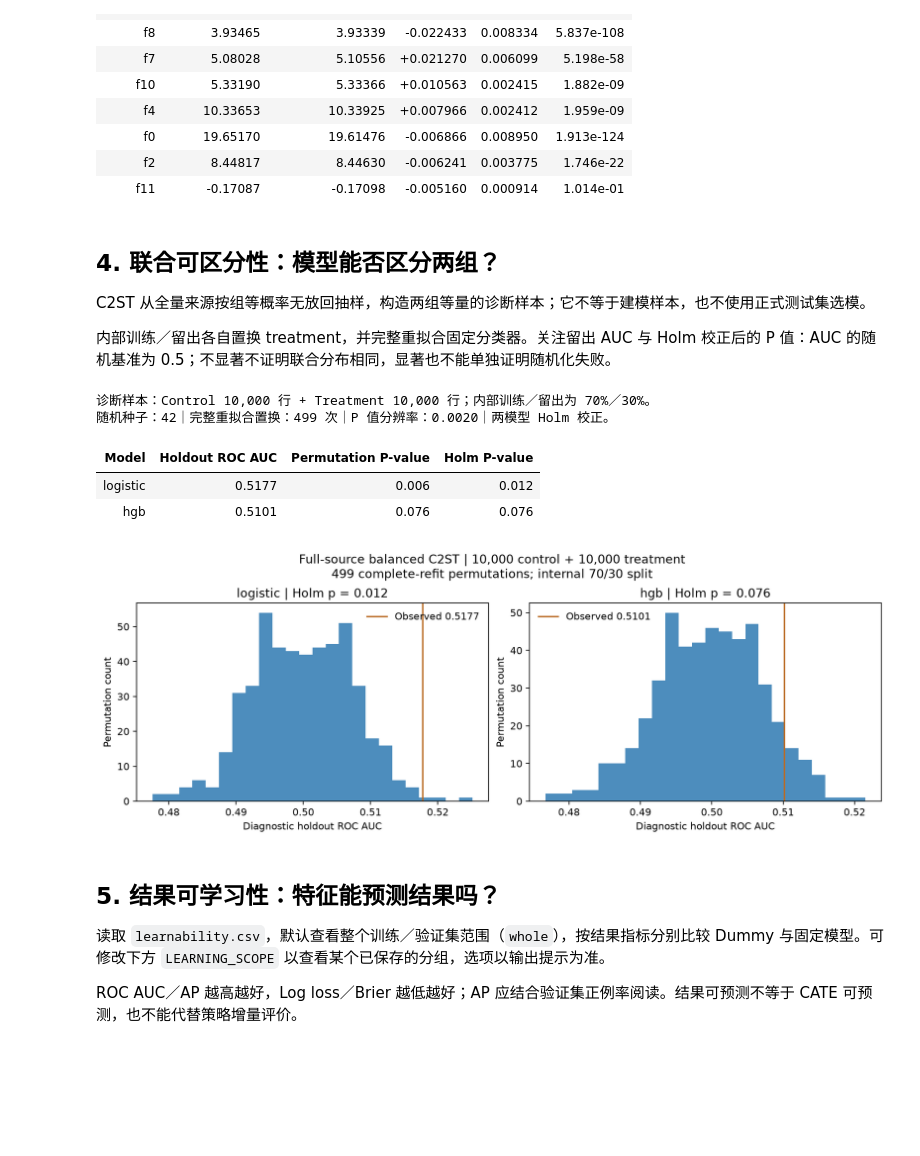
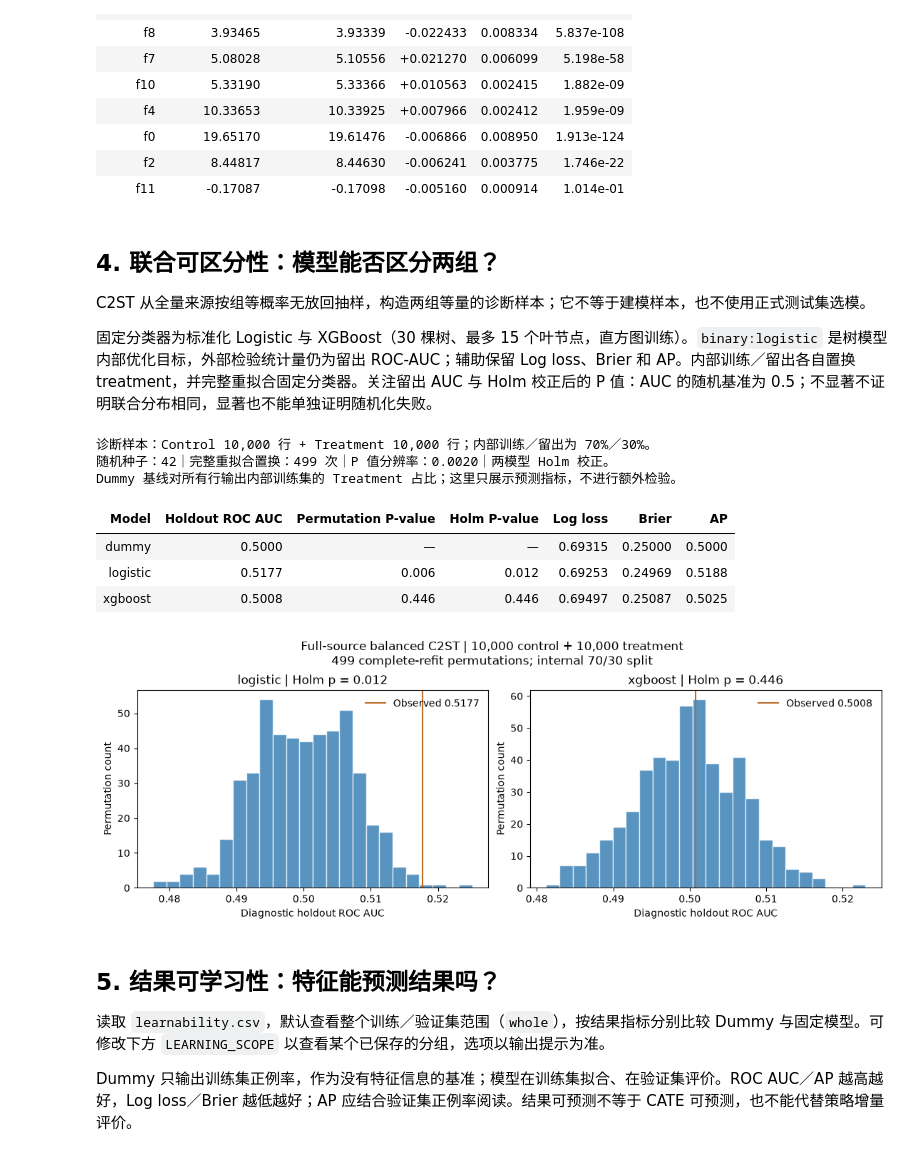
Before and after one commit to tkkkk-co/Criteo-uplift-project, a Jupyter notebook: notebooks/02_sanity_and_ate.ipynb, the cells around one changed output. Drawn from its saved outputs; the diff is of its cells as text; code cells hidden in the pictures; blank space fills up the shorter version.

```diff
--- a/notebooks/02_sanity_and_ate.ipynb
+++ b/notebooks/02_sanity_and_ate.ipynb
@@ -114,38 +223,75 @@ display(balance_table.style.hide(axis="index").format({
 
 C2ST 从全量来源按组等概率无放回抽样，构造两组等量的诊断样本；它不等于建模样本，也不使用正式测试集选模。
 
-内部训练／留出各自置换 treatment，并完整重拟合固定分类器。关注留出 AUC 与 Holm 校正后的 P 值：AUC 的随机基准为 0.5；不显著不证明联合分布相同，显著也不能单独证明随机化失败。
+固定分类器为标准化 Logistic 与 XGBoost（30 棵树、最多 15 个叶节点，直方图训练）。`binary:logistic` 是树模型内部优化目标，外部检验统计量仍为留出 ROC-AUC；辅助保留 Log loss、Brier 和 AP。内部训练／留出各自置换 treatment，并完整重拟合固定分类器。关注留出 AUC 与 Holm 校正后的 P 值：AUC 的随机基准为 0.5；不显著不证明联合分布相同，显著也不能单独证明随机化失败。
 # %%
 # 共用的抽样与置换配置只在表外展示；表内每行只保留模型自身结果。
 c2st = pd.read_csv(RUN / "diagnostics/c2st.csv")
 details = json.loads((RUN / "diagnostics/c2st_details.json").read_text())
 print(f"诊断样本：Control {details['n_control']:,} 行 + Treatment {details['n_treatment']:,} 行；内部训练／留出为 70%／30%。")
 print(f"随机种子：{details['seed']}｜完整重拟合置换：{details['permutations']:,} 次｜P 值分辨率：{details['pvalue_resolution']:.4f}｜两模型 Holm 校正。")
-c2st_table = c2st[["model", "roc_auc", "pvalue", "pvalue_holm"]].rename(columns={
+c2st_table = c2st[["model", "roc_auc", "pvalue", "pvalue_holm", "log_loss", "brier", "average_precision"]].rename(columns={
     "model": "Model", "roc_auc": "Holdout ROC AUC", "pvalue": "Permutation P-value", "pvalue_holm": "Holm P-value",
+    "log_loss": "Log loss", "brier": "Brier", "average_precision": "AP",
 })
+# 常数预测基线：前三项指标已保存；常数评分的 AP 等于已保存的留出集正例比例。
+# 基线只用于比较预测表现，不新增置换检验或参与两模型的 Holm 校正。
+baseline = c2st.iloc[0]
+baseline_table = pd.DataFrame([{
+    "Model": "dummy",
+    "Holdout ROC AUC": baseline["dummy_roc_auc"],
+    "Permutation P-value": float("nan"),
+    "Holm P-value": float("nan"),
+    "Log loss": baseline["dummy_log_loss"],
+    "Brier": baseline["dummy_brier"],
+    "AP": baseline["test_treatment_ratio"],
+}])
+c2st_table = pd.concat([baseline_table, c2st_table], ignore_index=True)
+print("Dummy 基线对所有行输出内部训练集的 Treatment 占比；这里只展示预测指标，不进行额外检验。")
 display(c2st_table.style.hide(axis="index").format({
-    "Holdout ROC AUC": "{:.4f}", "Permutation P-value": "{:.3f}", "Holm P-value": "{:.3f}",
+    "Holdout ROC AUC": "{:.4f}", "Permutation P-value": "{:.3f}", "Holm P-value": "{:.3f}", "Log loss": "{:.5f}", "Brier": "{:.5f}", "AP": "{:.4f}",
 }, na_rep="—").set_table_styles(TABLE_STYLES))
-# 已有零分布图直接读取；旧实验缺图时不会启动置换或绘图。
-null_plot = RUN / "figures/c2st_null.png"
-if null_plot.is_file():
-    display(Image(filename=str(null_plot)))
-else:
-    print("该实验未保存置换分布图；表格中的已有检验结果仍可阅读。")
+# 直接从原来的 c2st_null.csv 现场绘制置换零分布。
+null = pd.read_csv(
+    (RUN / 'diagnostics' / 'c2st_null.csv')
+)
+import matplotlib.pyplot as plt
+fig, axes = plt.subplots(
+    1, 2, figsize=(11, 4), constrained_layout=True,
+)
+for ax, row in zip(axes, c2st.itertuples()):
+    ax.hist(
+        null.loc[null['model'] == row.model, 'roc_auc'],
+        bins=24, color='#2171ad', alpha=.75, edgecolor='white',
+    )
+    ax.axvline(
+        row.roc_auc, color='#ba6b24', label=f'Observed {row.roc_auc:.4f}',
+    )
+    ax.set_title(f'{row.model} | Holm p = {row.pvalue_holm:.3f}')
+    ax.set_xlabel('Diagnostic holdout ROC AUC')
+    ax.set_ylabel('Permutation count')
+    ax.legend(frameon=False)
+fig.suptitle(
+    f"Full-source balanced C2ST | {details['n_control']:,} control + "
+    f"{details['n_treatment']:,} treatment\n"
+    f"{details['permutations']} complete-refit permutations; internal 70/30 split"
+)
+plt.show()
 # %% [output]
 诊断样本：Control 10,000 行 + Treatment 10,000 行；内部训练／留出为 70%／30%。
 随机种子：42｜完整重拟合置换：499 次｜P 值分辨率：0.0020｜两模型 Holm 校正。
+Dummy 基线对所有行输出内部训练集的 Treatment 占比；这里只展示预测指标，不进行额外检验。
-| Model | Holdout ROC AUC | Permutation P-value | Holm P-value |
-| logistic | 0.5177 | 0.006 | 0.012 |
-| hgb | 0.5101 | 0.076 | 0.076 |
+| Model | Holdout ROC AUC | Permutation P-value | Holm P-value | Log loss | Brier | AP |
+| dummy | 0.5000 | — | — | 0.69315 | 0.25000 | 0.5000 |
+| logistic | 0.5177 | 0.006 | 0.012 | 0.69253 | 0.24969 | 0.5188 |
+| xgboost | 0.5008 | 0.446 | 0.446 | 0.69497 | 0.25087 | 0.5025 |
-[figure, old version]
+[figure, new version]
 # %% [markdown]
 ## 5. 结果可学习性：特征能预测结果吗？
 
 读取 `learnability.csv`，默认查看整个训练／验证集范围（`whole`），按结果指标分别比较 Dummy 与固定模型。可修改下方 `LEARNING_SCOPE` 以查看某个已保存的分组，选项以输出提示为准。
 
-ROC AUC／AP 越高越好，Log loss／Brier 越低越好；AP 应结合验证集正例率阅读。结果可预测不等于 CATE 可预测，也不能代替策略增量评价。
+Dummy 只输出训练集正例率，作为没有特征信息的基准；模型在训练集拟合、在验证集评价。ROC AUC／AP 越高越好，Log loss／Brier 越低越好；AP 应结合验证集正例率阅读。结果可预测不等于 CATE 可预测，也不能代替策略增量评价。
 # %%
 # 仅筛选已有范围与结果；各模型共用的样本量和正例率在表外展示。
 LEARNING_SCOPE = "whole"
```
Also changed, not shown: parts of 6 cells of this notebook, 24 other files.
